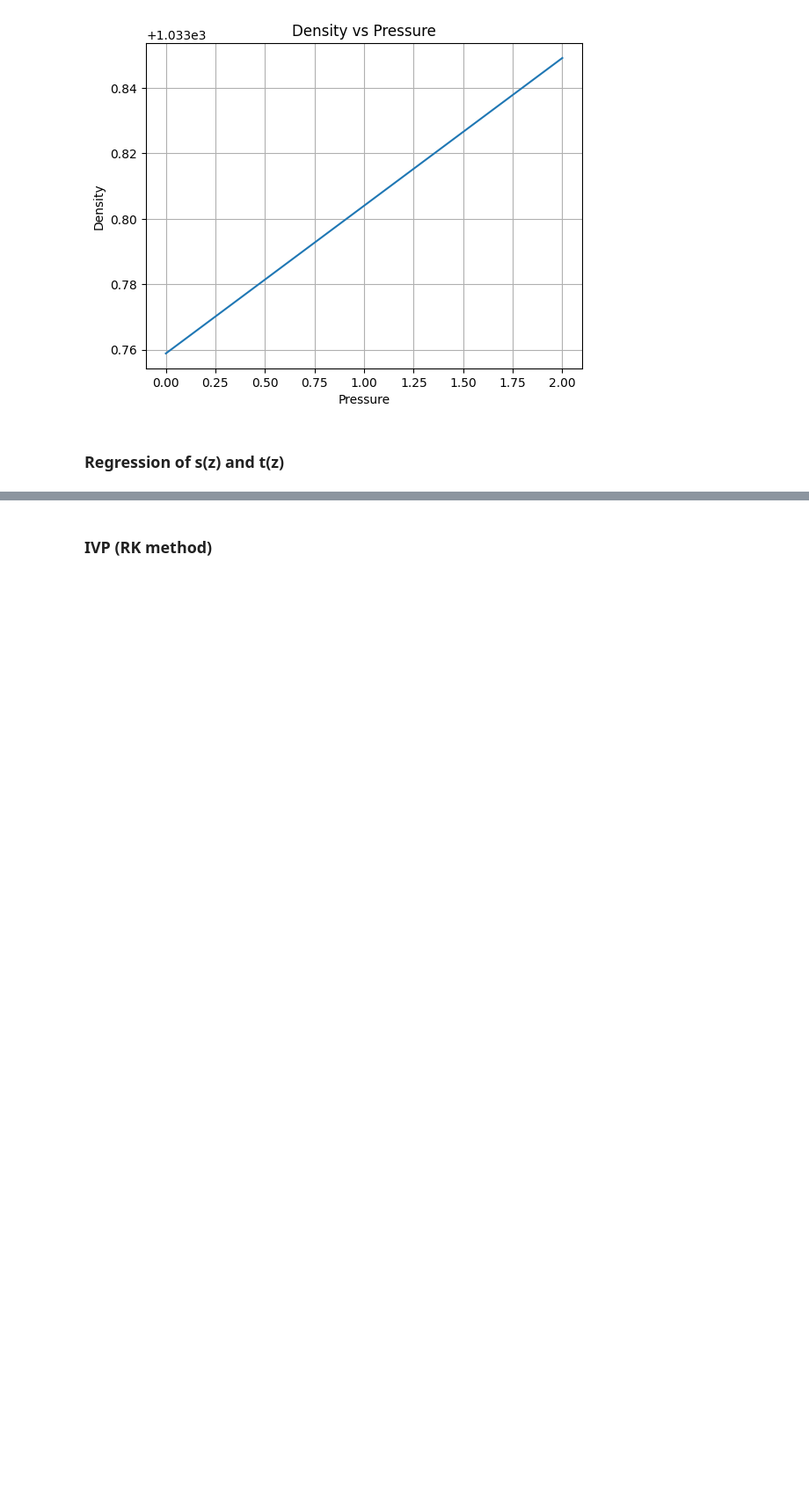
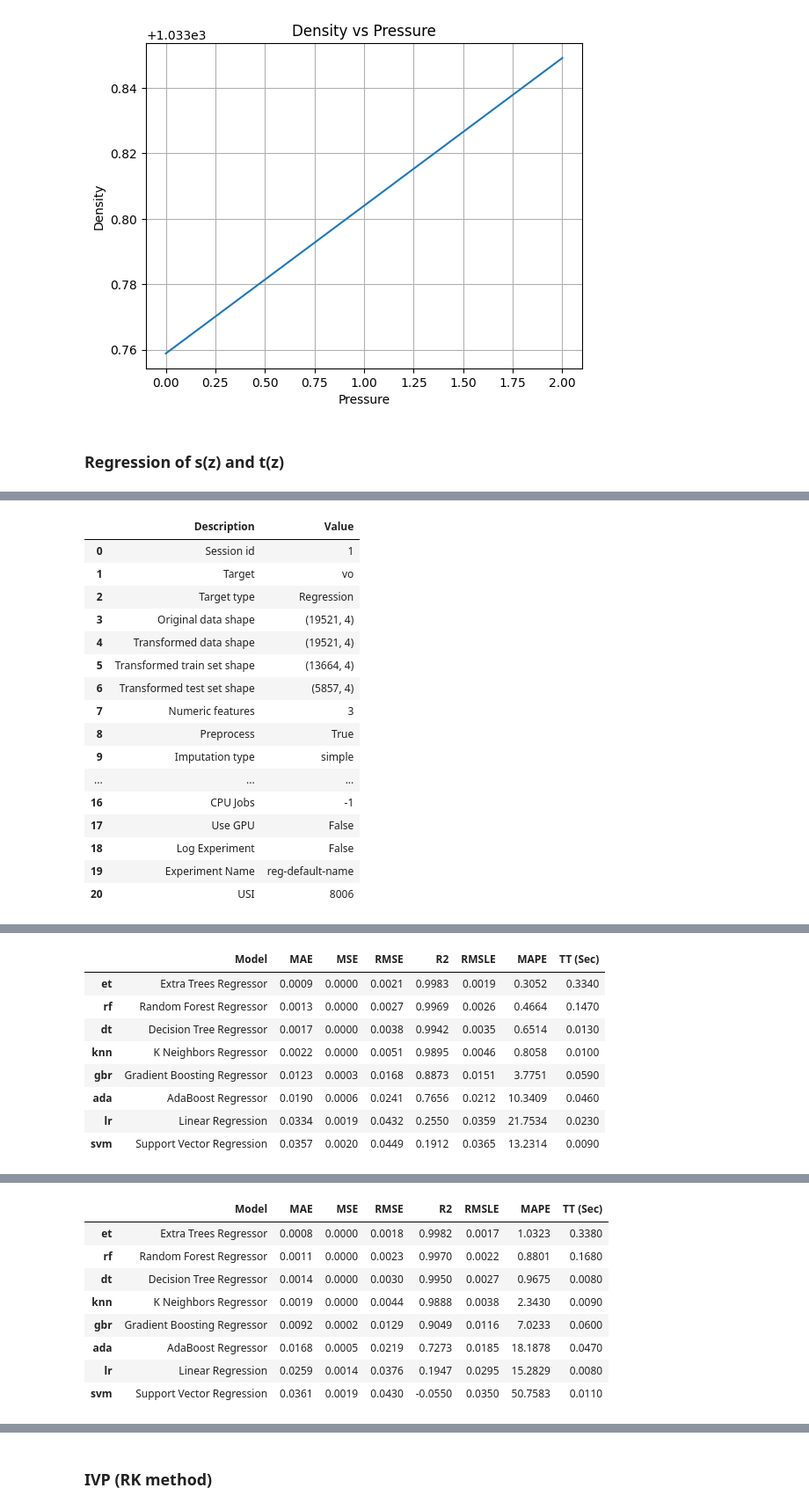
Before and after one commit to zzjc1234/MCM2024Preparation, a Jupyter notebook: MODEL/model1.ipynb, the cells around one changed output, grey strips where cells are left out. Shown: that part at 88% size. Saved outputs shown, nothing was run; the diff lists cells and outputs as text; code cells hidden in the pictures; blank space fills up the shorter version.

```diff
--- a/MODEL/model1.ipynb
+++ b/MODEL/model1.ipynb
@@ -159,0 +252,33 @@ t_reg = setup(t_df, target='charges', session_id="st_reg")
+# %%
+v_reg = RegressionExperiment()
+v_df = sea_df[['depth', 'lat', 'lon', 'vo']]
+v_reg.setup(v_df, target='vo', session_id=1,
+            normalize=True, normalize_method="minmax")
+v_best = v_reg.compare_models(budget_time=0.5, include=[
+                              'lr', 'dt',  'et', 'rf', 'knn', 'gbr', 'ada', 'svm'])  # 'lightgbm',
+
+
+u_reg = RegressionExperiment()
+u_df = sea_df[['depth', 'lat', 'lon', 'uo']]
+u_reg.setup(u_df, target='uo', session_id=1,
+            normalize=True, normalize_method="minmax")
+u_best = u_reg.compare_models(budget_time=0.5, include=[
+                              'lr', 'dt',  'et', 'rf', 'knn', 'gbr', 'ada', 'svm'])  # 'lightgbm',
+# %% [output]
+|  | Description | Value |
+| 0 | Session id | 1 |
+| 1 | Target | vo |
+| 2 | Target type | Regression |
+| 3 | Original data shape | (19521, 4) |
+| 4 | Transformed data shape | (19521, 4) |
+| 5 | Transformed train set shape | (13664, 4) |
+| 6 | Transformed test set shape | (5857, 4) |
+| 7 | Numeric features | 3 |
+| 8 | Preprocess | True |
+| 9 | Imputation type | simple |
+| ... | ... | ... |
+| 16 | CPU Jobs | -1 |
+| 17 | Use GPU | False |
+| 18 | Log Experiment | False |
+| 19 | Experiment Name | reg-default-name |
+| 20 | USI | 8006 |
@@ -159,0 +286,9 @@ t_reg = setup(t_df, target='charges', session_id="st_reg")
+|  | Model | MAE | MSE | RMSE | R2 | RMSLE | MAPE | TT (Sec) |
+| et | Extra Trees Regressor | 0.0009 | 0.0000 | 0.0021 | 0.9983 | 0.0019 | 0.3052 | 0.3340 |
+| rf | Random Forest Regressor | 0.0013 | 0.0000 | 0.0027 | 0.9969 | 0.0026 | 0.4664 | 0.1470 |
+| dt | Decision Tree Regressor | 0.0017 | 0.0000 | 0.0038 | 0.9942 | 0.0035 | 0.6514 | 0.0130 |
+| knn | K Neighbors Regressor | 0.0022 | 0.0000 | 0.0051 | 0.9895 | 0.0046 | 0.8058 | 0.0100 |
+| gbr | Gradient Boosting Regressor | 0.0123 | 0.0003 | 0.0168 | 0.8873 | 0.0151 | 3.7751 | 0.0590 |
+| ada | AdaBoost Regressor | 0.0190 | 0.0006 | 0.0241 | 0.7656 | 0.0212 | 10.3409 | 0.0460 |
+| lr | Linear Regression | 0.0334 | 0.0019 | 0.0432 | 0.2550 | 0.0359 | 21.7534 | 0.0230 |
+| svm | Support Vector Regression | 0.0357 | 0.0020 | 0.0449 | 0.1912 | 0.0365 | 13.2314 | 0.0090 |
@@ -159,0 +314,9 @@ t_reg = setup(t_df, target='charges', session_id="st_reg")
+|  | Model | MAE | MSE | RMSE | R2 | RMSLE | MAPE | TT (Sec) |
+| et | Extra Trees Regressor | 0.0008 | 0.0000 | 0.0018 | 0.9982 | 0.0017 | 1.0323 | 0.3380 |
+| rf | Random Forest Regressor | 0.0011 | 0.0000 | 0.0023 | 0.9970 | 0.0022 | 0.8801 | 0.1680 |
+| dt | Decision Tree Regressor | 0.0014 | 0.0000 | 0.0030 | 0.9950 | 0.0027 | 0.9675 | 0.0080 |
+| knn | K Neighbors Regressor | 0.0019 | 0.0000 | 0.0044 | 0.9888 | 0.0038 | 2.3430 | 0.0090 |
+| gbr | Gradient Boosting Regressor | 0.0092 | 0.0002 | 0.0129 | 0.9049 | 0.0116 | 7.0233 | 0.0600 |
+| ada | AdaBoost Regressor | 0.0168 | 0.0005 | 0.0219 | 0.7273 | 0.0185 | 18.1878 | 0.0470 |
+| lr | Linear Regression | 0.0259 | 0.0014 | 0.0376 | 0.1947 | 0.0295 | 15.2829 | 0.0080 |
+| svm | Support Vector Regression | 0.0361 | 0.0019 | 0.0430 | -0.0550 | 0.0350 | 50.7583 | 0.0110 |
```
Also changed, not shown: parts of 11 cells of this notebook.
